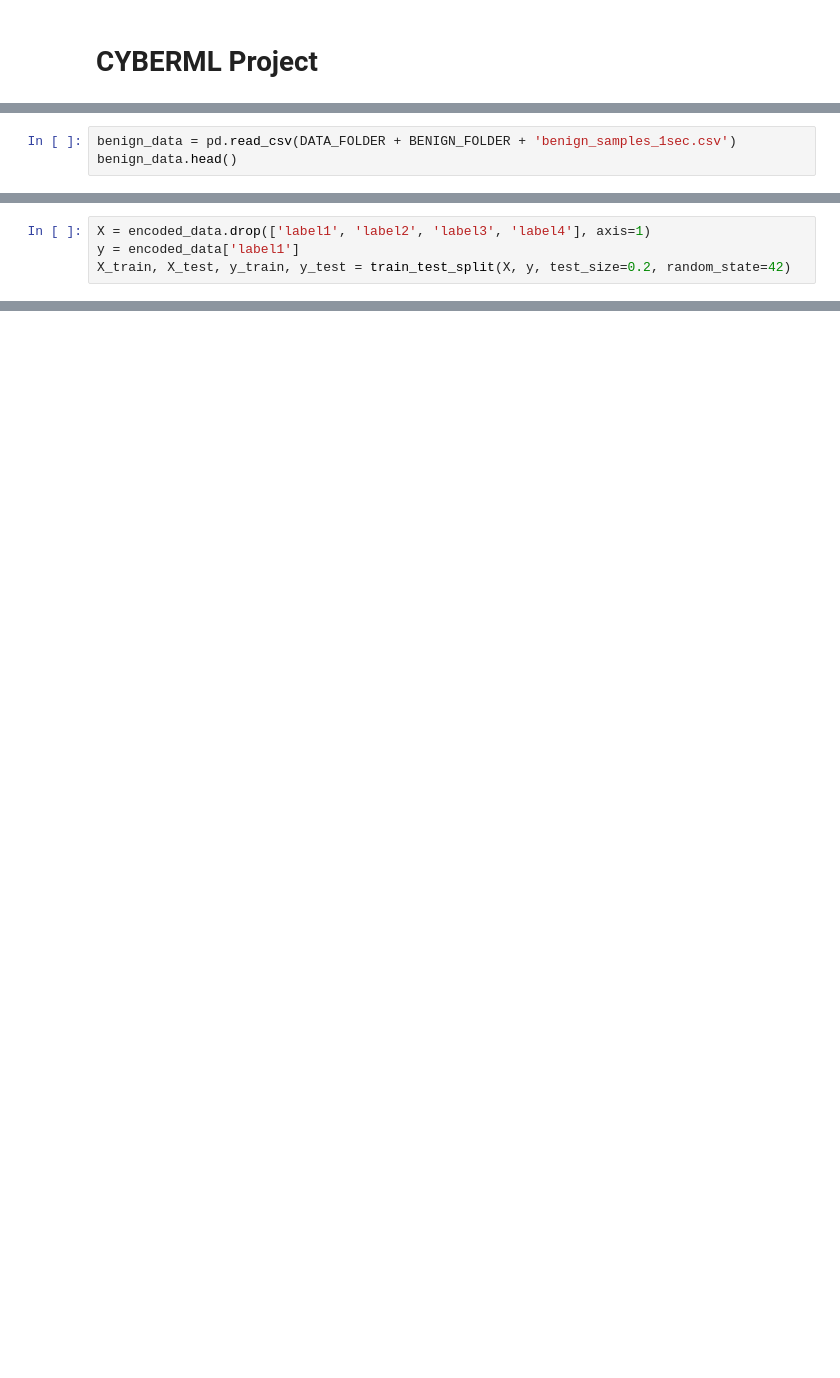
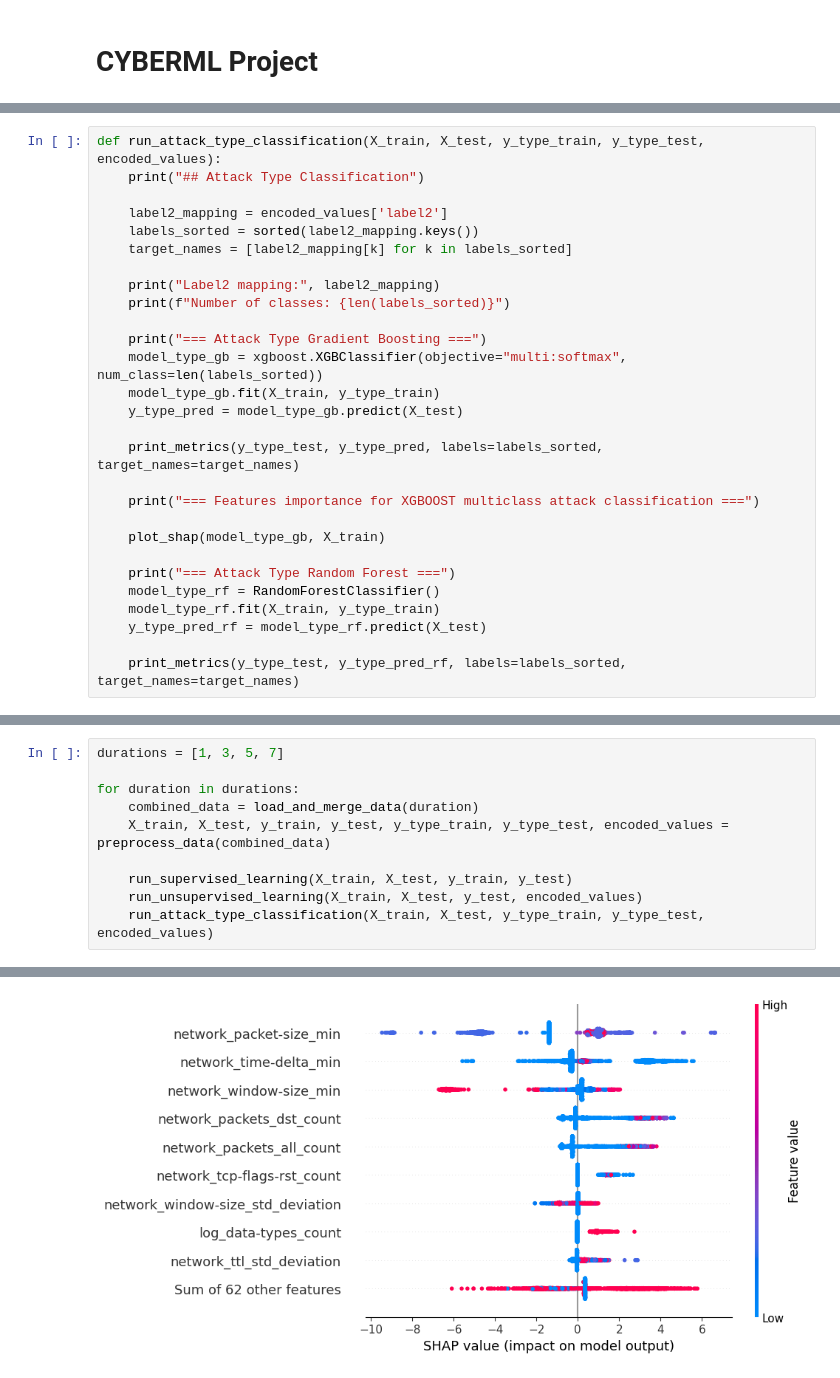
Before and after one commit to AlexisPetignat/cyberml, a Jupyter notebook: notebook.ipynb, the cells around one changed output, grey strips where cells are left out. Cells and saved outputs as stored; diff of their text form; blank space fills up the shorter version.

```diff
--- a/notebook.ipynb
+++ b/notebook.ipynb
@@ -23,3 +2,0 @@ attack_data.head()
-# %%
-benign_data = pd.read_csv(DATA_FOLDER + BENIGN_FOLDER + 'benign_samples_1sec.csv')
-benign_data.head()
@@ -99,4 +2,0 @@ encoded_data
-# %%
-X = encoded_data.drop(['label1', 'label2', 'label3', 'label4'], axis=1)
-y = encoded_data['label1']
-X_train, X_test, y_train, y_test = train_test_split(X, y, test_size=0.2, random_state=42)
@@ -433,0 +186,28 @@ Balanced accuracy: 0.8662
+# %%
+def run_attack_type_classification(X_train, X_test, y_type_train, y_type_test, encoded_values):
+    print("## Attack Type Classification")
+
+    label2_mapping = encoded_values['label2']
+    labels_sorted = sorted(label2_mapping.keys())
+    target_names = [label2_mapping[k] for k in labels_sorted]
+
+    print("Label2 mapping:", label2_mapping)
+    print(f"Number of classes: {len(labels_sorted)}")
+
+    print("=== Attack Type Gradient Boosting ===")
+    model_type_gb = xgboost.XGBClassifier(objective="multi:softmax", num_class=len(labels_sorted))
+    model_type_gb.fit(X_train, y_type_train)
+    y_type_pred = model_type_gb.predict(X_test)
+
+    print_metrics(y_type_test, y_type_pred, labels=labels_sorted, target_names=target_names)
+
+    print("=== Features importance for XGBOOST multiclass attack classification ===")
+
+    plot_shap(model_type_gb, X_train)
+
+    print("=== Attack Type Random Forest ===")
+    model_type_rf = RandomForestClassifier()
+    model_type_rf.fit(X_train, y_type_train)
+    y_type_pred_rf = model_type_rf.predict(X_test)
+
+    print_metrics(y_type_test, y_type_pred_rf, labels=labels_sorted, target_names=target_names)
@@ -433,0 +216,11 @@ Balanced accuracy: 0.8662
+# %%
+durations = [1, 3, 5, 7]
+
+for duration in durations:
+    combined_data = load_and_merge_data(duration)
+    X_train, X_test, y_train, y_test, y_type_train, y_type_test, encoded_values = preprocess_data(combined_data)
+
+    run_supervised_learning(X_train, X_test, y_train, y_test)
+    run_unsupervised_learning(X_train, X_test, y_test, encoded_values)
+    run_attack_type_classification(X_train, X_test, y_type_train, y_type_test, encoded_values)
+# %% [output]
@@ -433,0 +244 @@ Balanced accuracy: 0.8662
+[figure, added]
```
Also changed, not shown: parts of 42 cells of this notebook, 1 other file.
